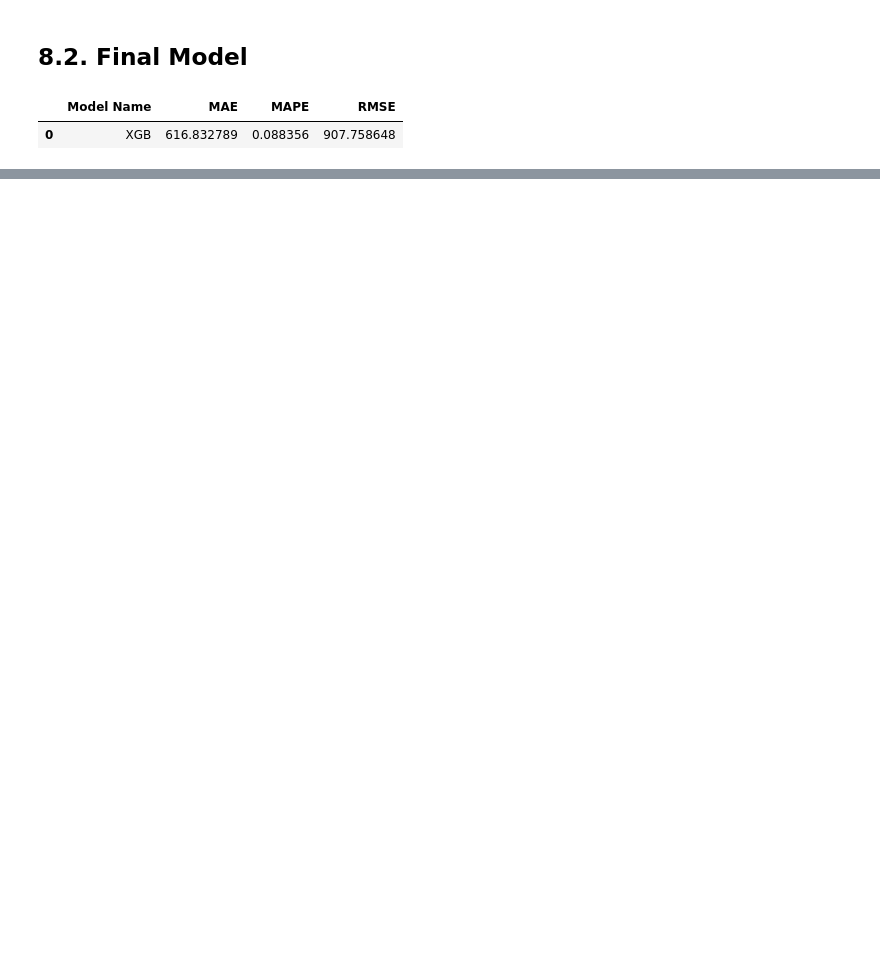
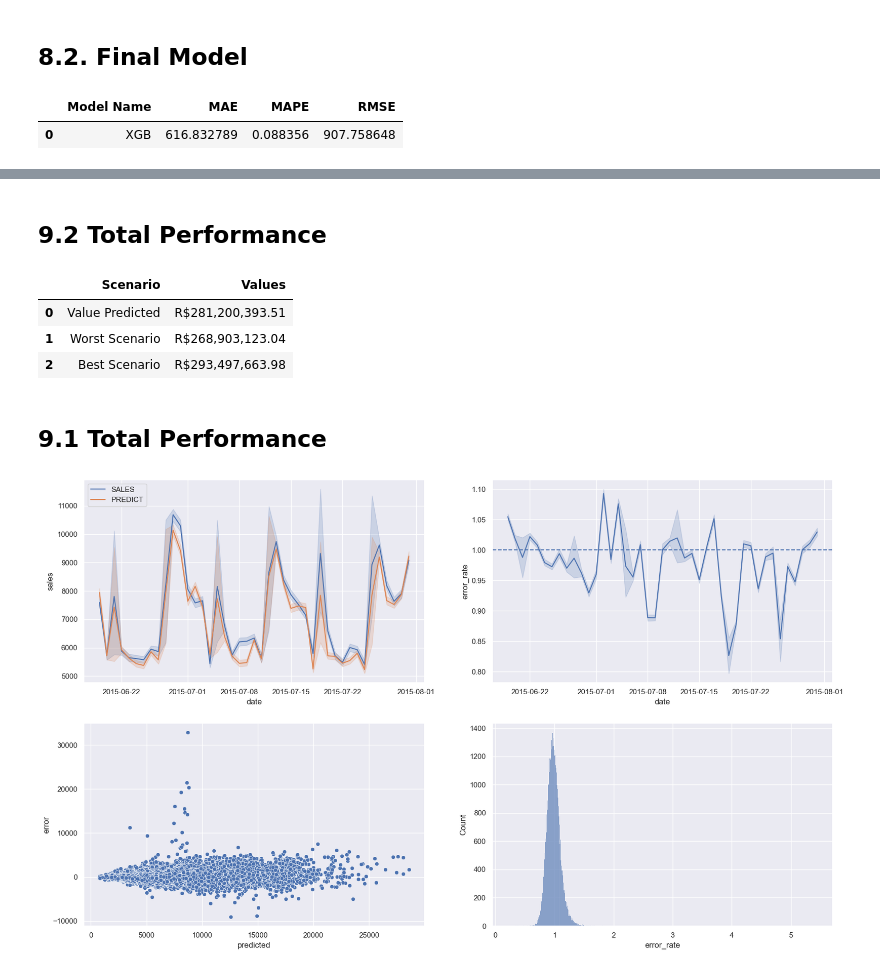
Before and after one commit to RafaelLuckner/ds_em_producao, a Jupyter notebook: modulo7.ipynb, the cells around one changed output, grey strips where cells are left out. Saved outputs shown, nothing was run; the diff lists cells and outputs as text; code cells hidden in the pictures; blank space fills up the shorter version.

```diff
--- a/modulo7.ipynb
+++ b/modulo7.ipynb
@@ -1196,0 +1218,33 @@ xgb_result
+# %% [markdown]
+## 9.2 Total Performance
+# %%
+aux2 = aux1[['Value Predicted', 'Worst Scenario', 'Best Scenario']].apply(lambda x: np.sum(x),axis=0).reset_index().rename(columns = {'index': 'Scenario', 0: 'Values'})
+aux2['Values'] = aux2['Values'].apply(lambda x: f'R${x:,.2f}')
+aux2
+# %% [output]
+|  | Scenario | Values |
+| 0 | Value Predicted | R$281,200,393.51 |
+| 1 | Worst Scenario | R$268,903,123.04 |
+| 2 | Best Scenario | R$293,497,663.98 |
+# %% [markdown]
+## 9.1 Total Performance
+# %%
+df7['error'] = df7['sales'] - df7['predicted']
+df7['error_rate'] = df7['predicted'] / df7['sales']
+# %%
+plt.figure(figsize = (20,12))
+plt.subplot(2, 2, 1)
+sns.lineplot(x = 'date', y= 'sales', data = df7, label = 'SALES')
+sns.lineplot(x = 'date', y= 'predicted', data = df7, label ='PREDICT')
+
+plt.subplot(2, 2, 2)
+sns.lineplot(x='date', y= 'error_rate', data = df7)
+plt.axhline(1, linestyle = '--')
+
+plt.subplot(2, 2, 3)
+sns.scatterplot(x='predicted', y= 'error', data = df7)
+
+plt.subplot(2, 2, 4)
+sns.histplot(df7['error_rate']);
+# %% [output]
+[figure, added]
```
Also changed, not shown: parts of 12 cells of this notebook.
